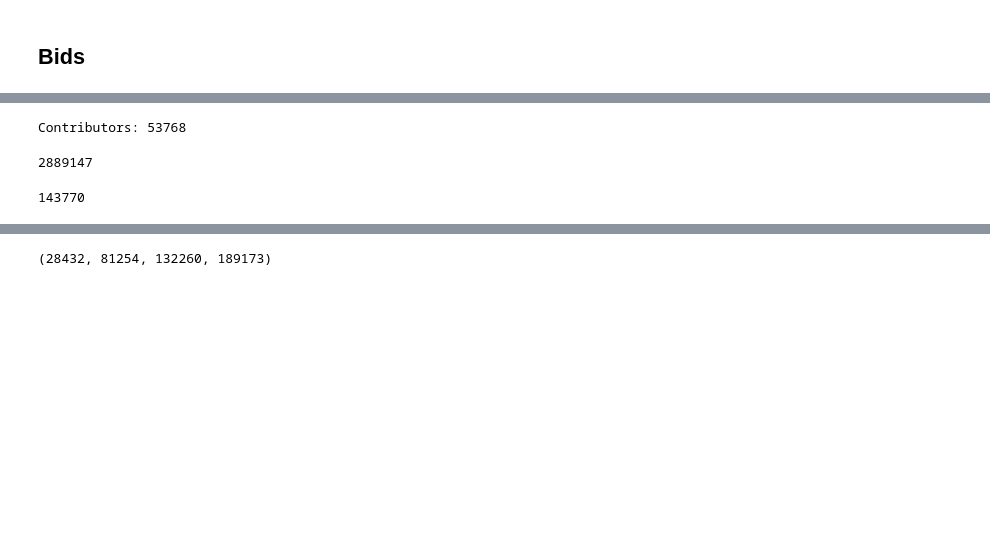
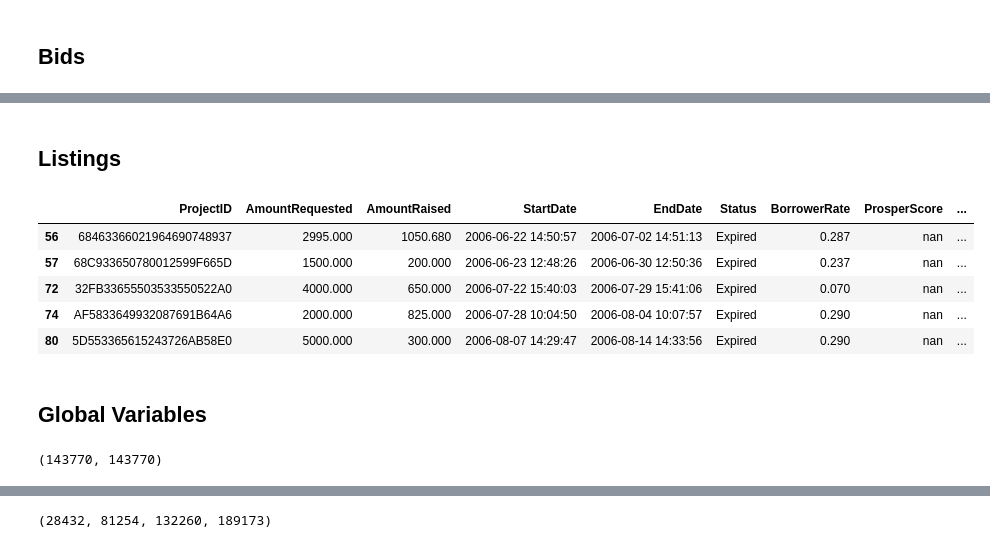
Before and after one commit to LINK-NU/CRII-1755873, a Jupyter notebook: CSCW21-Fundraising/Lending/Notebooks/Data_Filtering_Prep.ipynb, the cells around one changed output, grey strips where cells are left out. Cells and saved outputs as stored; diff of their text form; code cells hidden in the pictures; blank space fills up the shorter version.

```diff
--- a/CSCW21-Fundraising/Lending/Notebooks/Data_Filtering_Prep.ipynb
+++ b/CSCW21-Fundraising/Lending/Notebooks/Data_Filtering_Prep.ipynb
@@ -88,12 +117,33 @@ bids.sample(5)
-# %%
-print "Contributors:", bids.MemberKey.nunique()
-# %% [output]
-Contributors: 53768
-# %%
-print len(bids)
-# %% [output]
-2889147
-# %%
-print len(projectsall)
-# %% [output]
-143770
+# %% [markdown]
+## Listings
+# %%
+columns = ["Lst_Key", "AmountRequested", "AmountFunded", "StartDate", "EndDate", "Status", "BorrowerRate", "ProsperScore", "Duration", "CreditGrade", "DebtToIncomeRatio", "IsBorrowerHomeowner"]
+listings = pd.read_csv('../Data/listing.txt', sep="|")
+listings = listings[columns]
+listings = listings.rename(index=str, columns={"Lst_Key": "ProjectID",
+                                               "AmountFunded": "AmountRaised"})
+# Pre-process credit information
+creditmap = {'AA':8, 'A':7, 'B':6, 'C':5, 'D':4, 'E':3, 'HR':2, 'NC':1}
+listings['CreditGrade'] = listings.CreditGrade.fillna(9)
+listings = listings.applymap(lambda s: creditmap.get(s) if s in creditmap else s)
+listings = listings[listings['CreditGrade']<9] # Drop records with no credit information
+# Remove current listings
+listings = listings[listings.Status.isin(["Expired", "Completed"])]
+# Remove listings that raised $0
+listings = listings[listings.AmountRaised > 0]
+listings.head(5)
+# %% [output]
+|  | ProjectID | AmountRequested | AmountRaised | StartDate | EndDate | Status | BorrowerRate | ProsperScore | ... |
+| 56 | 68463366021964690748937 | 2995.000 | 1050.680 | 2006-06-22 14:50:57 | 2006-07-02 14:51:13 | Expired | 0.287 | nan | ... |
+| 57 | 68C933650780012599F665D | 1500.000 | 200.000 | 2006-06-23 12:48:26 | 2006-06-30 12:50:36 | Expired | 0.237 | nan | ... |
+| 72 | 32FB33655503533550522A0 | 4000.000 | 650.000 | 2006-07-22 15:40:03 | 2006-07-29 15:41:06 | Expired | 0.070 | nan | ... |
+| 74 | AF5833649932087691B64A6 | 2000.000 | 825.000 | 2006-07-28 10:04:50 | 2006-08-04 10:07:57 | Expired | 0.290 | nan | ... |
+| 80 | 5D553365615243726AB58E0 | 5000.000 | 300.000 | 2006-08-07 14:29:47 | 2006-08-14 14:33:56 | Expired | 0.290 | nan | ... |
+# %% [markdown]
+## Global Variables
+# %%
+# Create listing Key Variable
+listing_keys = list(set(bids['ListingKey']))
+assert len(listing_keys) == len(listings)
+# %% [output]
+(143770, 143770)
```
Also changed, not shown: parts of 15 cells of this notebook.
